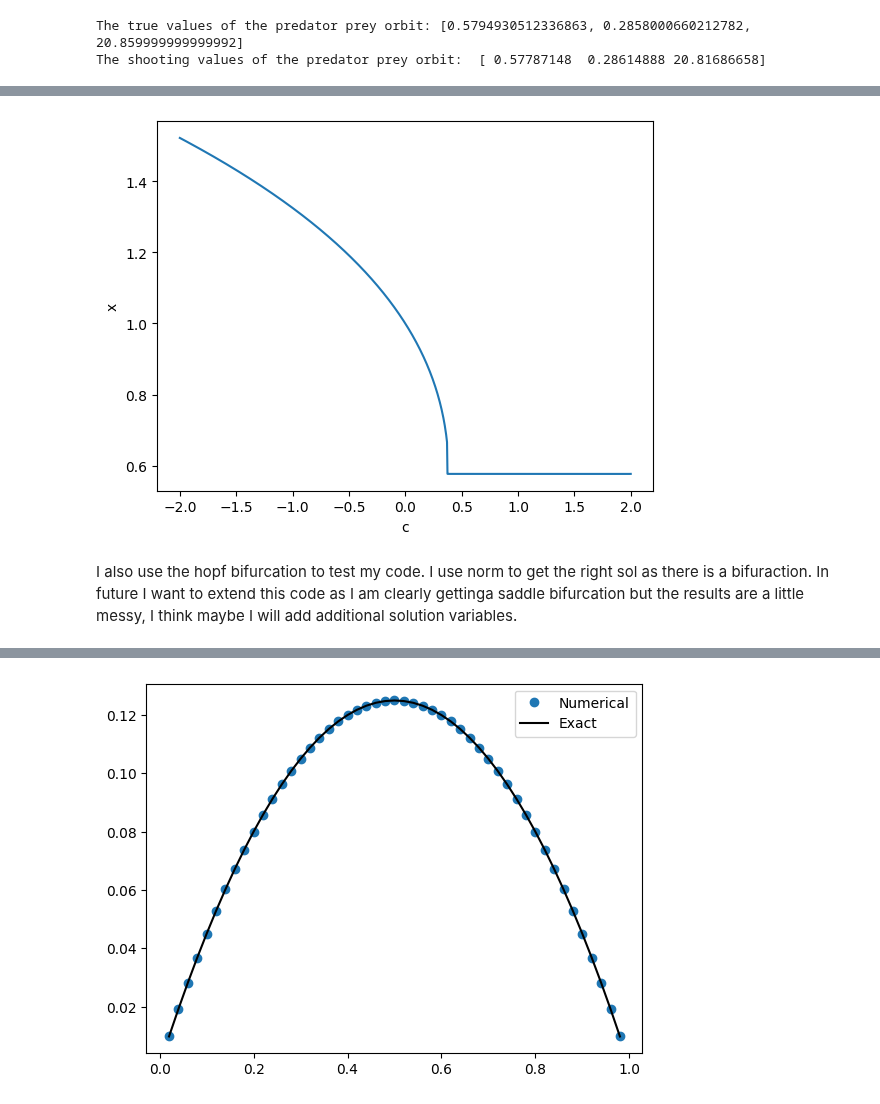
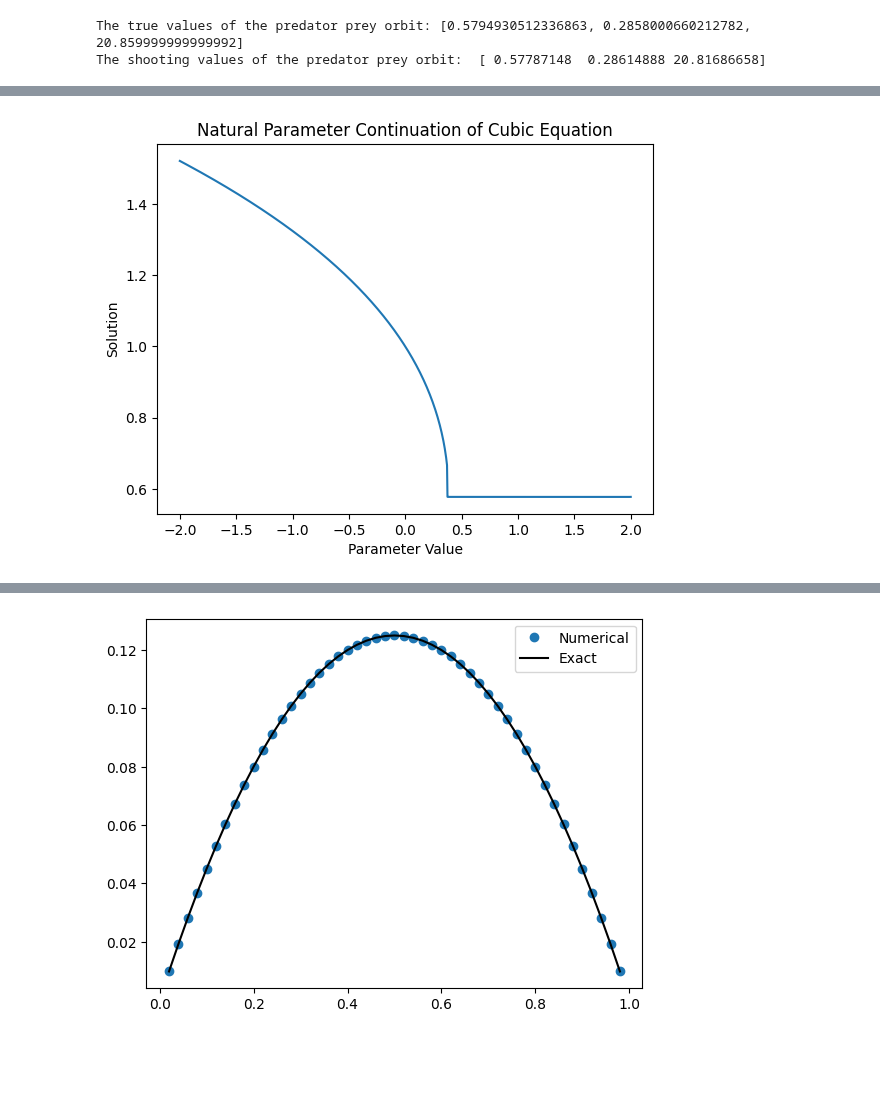
Before and after one commit to JS195/EMAT30008, a Jupyter notebook: Project_report.ipynb, the cells around one changed output, grey strips where cells are left out. Drawn from its saved outputs; the diff is of its cells as text; code cells hidden in the pictures; blank space fills up the shorter version.

```diff
--- a/Project_report.ipynb
+++ b/Project_report.ipynb
@@ -127,12 +125,8 @@ One potential drawback is that the natural_continuation function assumes that th
 # %%
 from NumericalContinuation import natural_continuation
 
 cubic_results, pars = natural_continuation(cubic, 0, -2, 2, 1000)
-plt.plot(-pars, -cubic_results)
-plt.xlabel('c')
-plt.ylabel('x')
-plt.show()
+fig, ax = plt.subplots()
+plotter(-pars, -cubic_results, '-', 'Parameter Value', 'Solution', 'Natural Parameter Continuation of Cubic Equation', ax)
 # %% [output]
-[figure, old version]
+[figure, new version]
-# %% [markdown]
-I also use the hopf bifurcation to test my code. I use norm to get the right sol as there is a bifuraction. In future I want to extend this code as I am clearly gettinga saddle bifurcation but the results are a little messy, I think maybe I will add additional solution variables.
```
Also changed, not shown: parts of 17 cells of this notebook, 5 other files.
